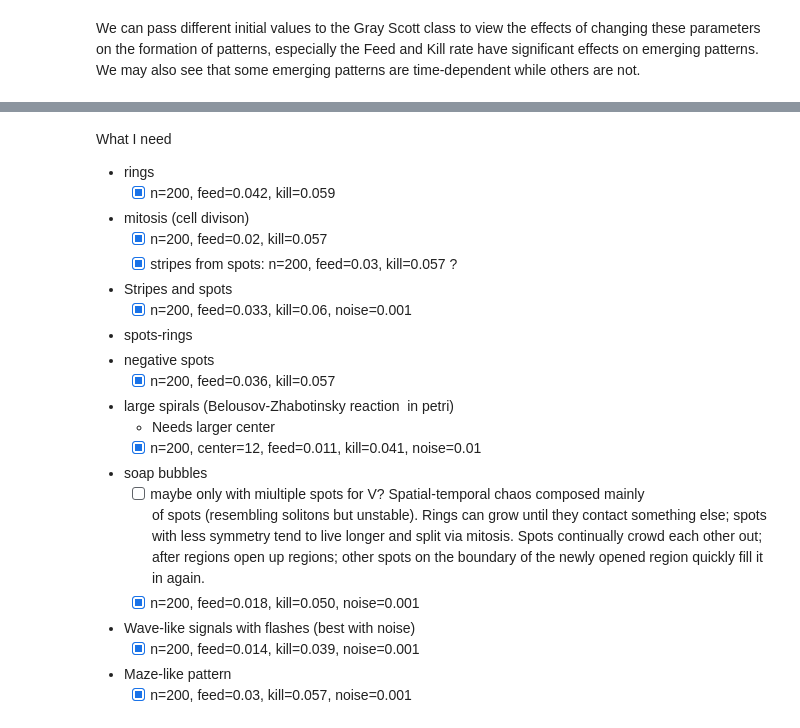
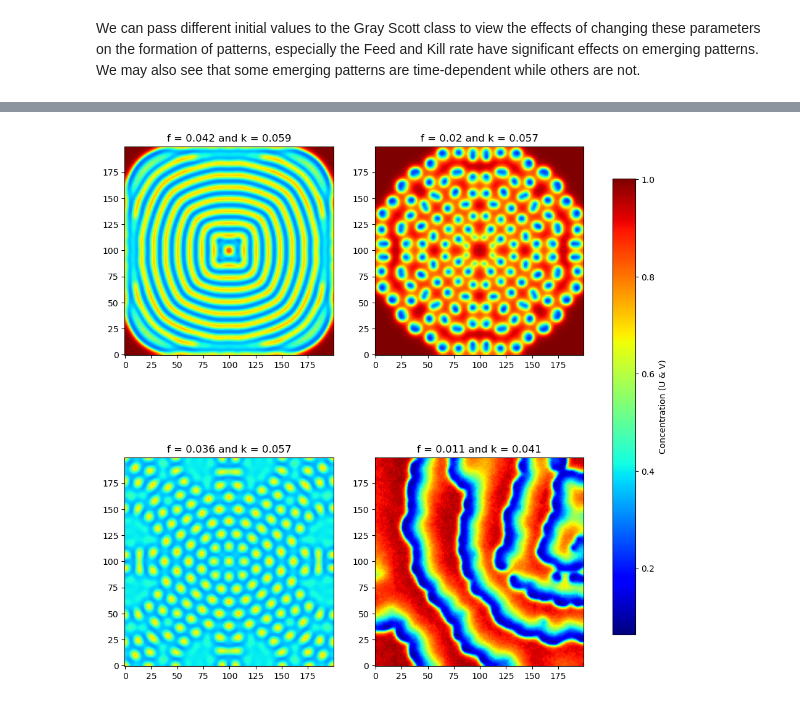
Before and after one commit to kushhhhs/ScientificComputingAssignment2, a Jupyter notebook: gray_scott.ipynb, the cells around one changed output, grey strips where cells are left out. Saved outputs shown, nothing was run; the diff lists cells and outputs as text; code cells hidden in the pictures.

```diff
--- a/gray_scott.ipynb
+++ b/gray_scott.ipynb
@@ -129,30 +150,10 @@ display(HTML(ani.to_jshtml(fps=15, default_mode='loop')))
-# %% [markdown]
-What I need
-- rings
-    - [x]  n=200, feed=0.042, kill=0.059
-- mitosis (cell divison)
-    - [x]  n=200, feed=0.02, kill=0.057
-    - [x] stripes from spots: n=200, feed=0.03, kill=0.057 ?
-- Stripes and spots
-    - [x]  n=200, feed=0.033, kill=0.06, noise=0.001
-- spots-rings
-- negative spots
-    - [x] n=200, feed=0.036, kill=0.057
-- large spirals (Belousov-Zhabotinsky reaction  in petri)
-    - Needs larger center
-    - [x] n=200, center=12, feed=0.011, kill=0.041, noise=0.01
-- soap bubbles
-    - [ ] maybe only with miultiple spots for V?
-Spatial-temporal chaos composed mainly of spots (resembling solitons but unstable). Rings can grow until they contact something else; spots with less symmetry tend to live longer and split via mitosis. Spots continually crowd each other out; after regions open up regions; other spots on the boundary of the newly opened region quickly fill it in again.
-    - [x]  n=200, feed=0.018, kill=0.050, noise=0.001
-- Wave-like signals with flashes (best with noise)
-    - [x]  n=200, feed=0.014, kill=0.039, noise=0.001
-- Maze-like pattern
-    - [x]  n=200, feed=0.03, kill=0.057, noise=0.001
 # %%
-gs1 = GrayScott(n=200, feed=0.01, kill=0.047) #Ani
-gs2 = GrayScott(n=200, feed=0.03, kill=0.055)
-gs3 = GrayScott(n=200, feed=0.035, kill=0.06)
-gs4 = GrayScott(n=200, feed=0.018, kill=0.055)
+np.random.seed(42)
+gs1 = GrayScott(n=200, feed=0.042, kill=0.059)  # Rings
+gs2 = GrayScott(n=200, feed=0.02, kill=0.057)   # Mitosis
+gs3 = GrayScott(n=200, feed=0.036, kill=0.057)  # Negative spots
+gs4 = GrayScott(n=200, center=12, feed=0.011, kill=0.041, noise=0.01) #Petri dish-like patterns
 
-plot_field_compare(gs1, gs2, gs3, gs4)
+plot_field_compare(gs1, gs2, gs3, gs4, iterations=5000)
+# %% [output]
+[figure, added]
```
Also changed, not shown: parts of 8 cells of this notebook, 2 other files.
